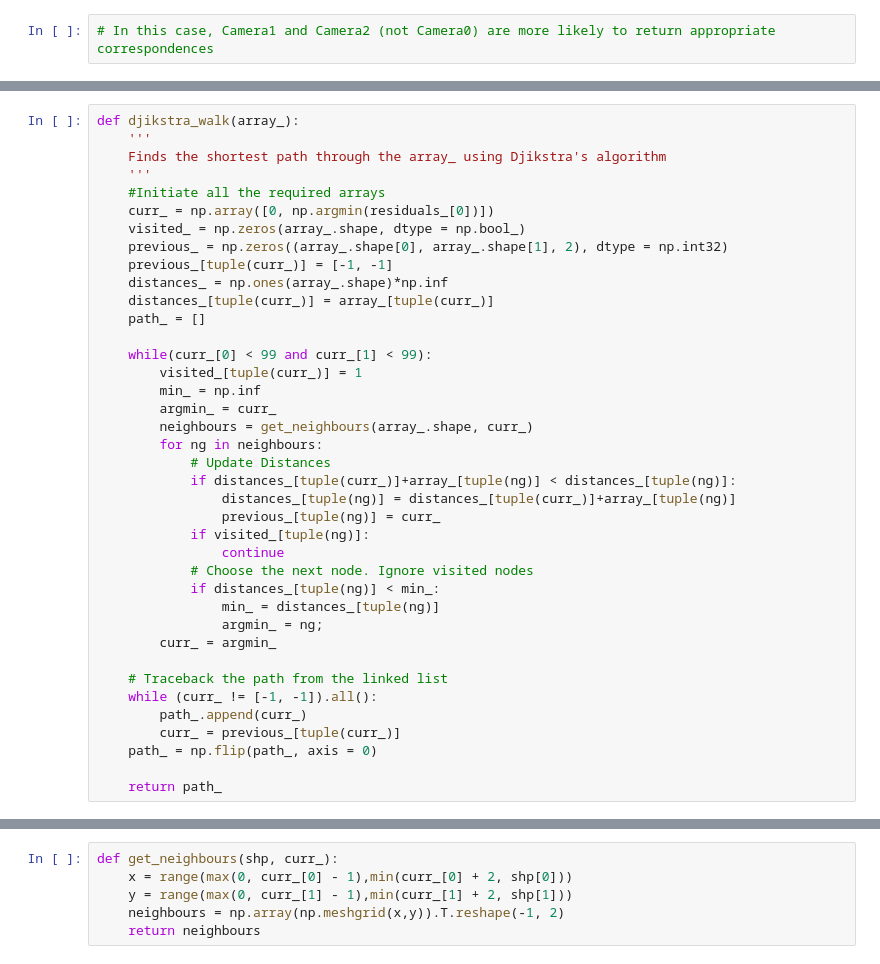
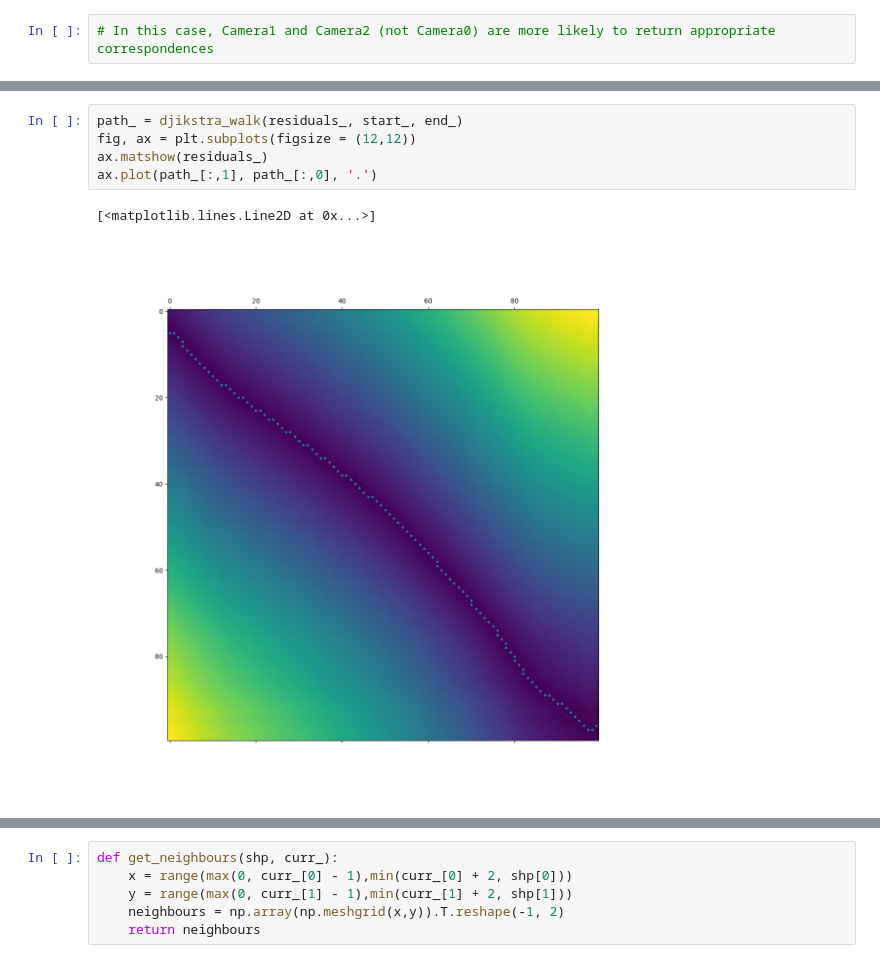
Before and after one commit to aiyeraditya/Annotate_Tadpole_Tablet, a Jupyter notebook: TailMatch.ipynb, the cells around one changed output, grey strips where cells are left out. Drawn from its saved outputs; the diff is of its cells as text.

```diff
--- a/TailMatch.ipynb
+++ b/TailMatch.ipynb
@@ -61,39 +76,8 @@ ax.imshow(residuals_)
-# %%
-def djikstra_walk(array_):
-    '''
-    Finds the shortest path through the array_ using Djikstra's algorithm
-    '''
-    #Initiate all the required arrays
-    curr_ = np.array([0, np.argmin(residuals_[0])])
-    visited_ = np.zeros(array_.shape, dtype = np.bool_)
-    previous_ = np.zeros((array_.shape[0], array_.shape[1], 2), dtype = np.int32)
-    previous_[tuple(curr_)] = [-1, -1]
-    distances_ = np.ones(array_.shape)*np.inf
-    distances_[tuple(curr_)] = array_[tuple(curr_)]
-    path_ = []
-
-    while(curr_[0] < 99 and curr_[1] < 99):
-        visited_[tuple(curr_)] = 1
-        min_ = np.inf
-        argmin_ = curr_
-        neighbours = get_neighbours(array_.shape, curr_)
-        for ng in neighbours:
-            # Update Distances
-            if distances_[tuple(curr_)]+array_[tuple(ng)] < distances_[tuple(ng)]:
-                distances_[tuple(ng)] = distances_[tuple(curr_)]+array_[tuple(ng)]
-                previous_[tuple(ng)] = curr_
-            if visited_[tuple(ng)]:
-                continue
-            # Choose the next node. Ignore visited nodes
-            if distances_[tuple(ng)] < min_:
-                min_ = distances_[tuple(ng)]
-                argmin_ = ng;
-        curr_ = argmin_
-
-    # Traceback the path from the linked list
-    while (curr_ != [-1, -1]).all():
-        path_.append(curr_)
-        curr_ = previous_[tuple(curr_)]
-    path_ = np.flip(path_, axis = 0)
-
-    return path_
+# %%
+path_ = djikstra_walk(residuals_, start_, end_)
+fig, ax = plt.subplots(figsize = (12,12))
+ax.matshow(residuals_)
+ax.plot(path_[:,1], path_[:,0], '.')
+# %% [output]
+[<matplotlib.lines.Line2D at 0x...>]
+[figure, added]
```
Also changed, not shown: parts of 15 cells of this notebook, 1 other file.
